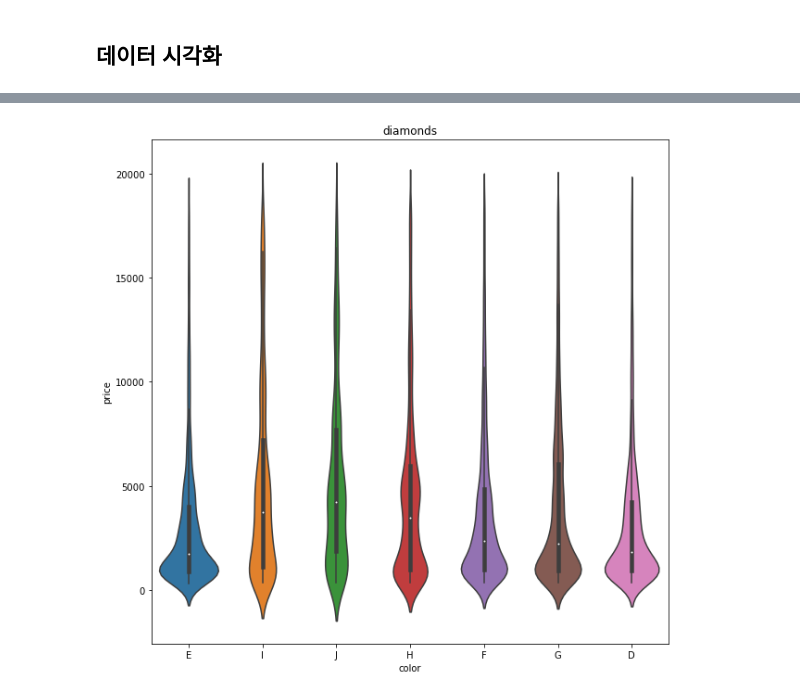
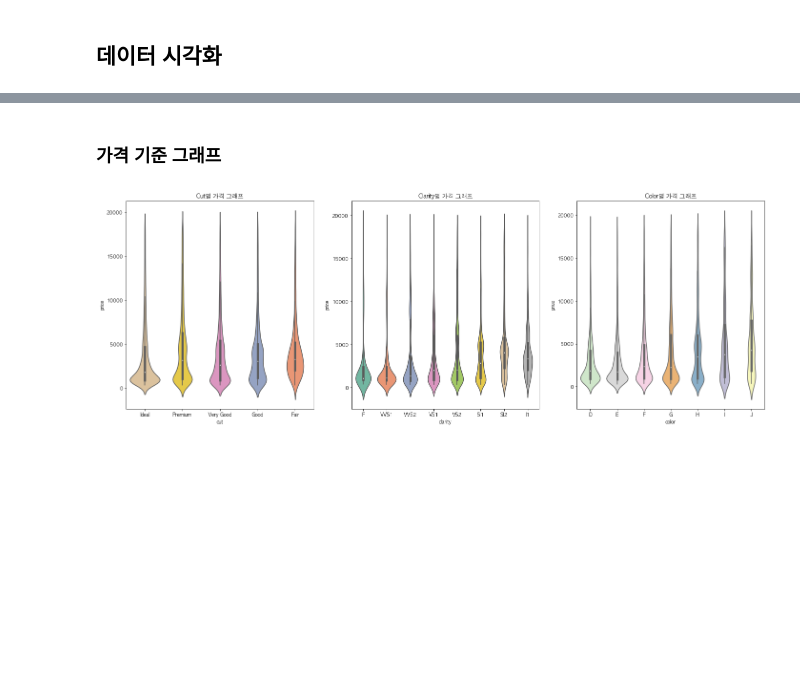
Before and after one commit to leesaereum/LearningMate, a Jupyter notebook: TeamProject/다이아몬드예측.ipynb, the cells around one changed output, grey strips where cells are left out. Cells and saved outputs as stored; diff of their text form; code cells hidden in the pictures; blank space fills up the shorter version.

```diff
--- a/TeamProject/다이아몬드예측.ipynb
+++ b/TeamProject/다이아몬드예측.ipynb
@@ -237,3 +259,8 @@ Name: clarity, dtype: int64
+# %%
+# 그래프용 좋음-나쁨 순서
+cut_order = [ "Ideal" , "Premium" , "Very Good" , "Good", "Fair"]
+color_order = ["D","E","F","G", "H", "I", "J"]
+clarity_order = ["IF", "VVS1", "VVS2" , "VS1" , "VS2" , "SI1" , "SI2", "I1"]
 # %%
 sns.pairplot(
     diamonds,
@@ -287,13 +272,0 @@ plt.show()
-# %%
-plt.figure(figsize=(10,10))
-
-sns.violinplot(
-    'color',
-    'price',
-    data=diamonds,
-
-)
-plt.title('diamonds')
-plt.show()
-# %% [output]
-[figure, removed]
@@ -310,0 +273,40 @@ plt.show()
+# %% [markdown]
+### 가격 기준 그래프
+# %%
+fig = plt.figure(figsize=(24,8))
+ax1 = fig.add_subplot(1,3,1)
+ax2 = fig.add_subplot(1,3,2)
+ax3 = fig.add_subplot(1,3,3)
+
+sns.violinplot(
+    'cut',
+    'price',
+    data=diamonds,
+    order= cut_order,
+    ax=ax1,
+    palette= 'Set2_r',
+)
+sns.violinplot(
+    'clarity',
+    'price',
+    data=diamonds,
+    order=clarity_order,
+    ax=ax2,
+    palette= 'Set2',
+)
+
+sns.violinplot(
+    'color',
+    'price',
+    data=diamonds,
+    order=color_order,
+    palette= 'Set3_r',
+    ax=ax3,
+)
+
+ax1.set_title('Cut별 가격 그래프')
+ax2.set_title('Clarity별 가격 그래프')
+ax3.set_title('Color별 가격 그래프')
+plt.show()
+# %% [output]
+[figure, added]
```
Also changed, not shown: parts of 21 cells of this notebook.
